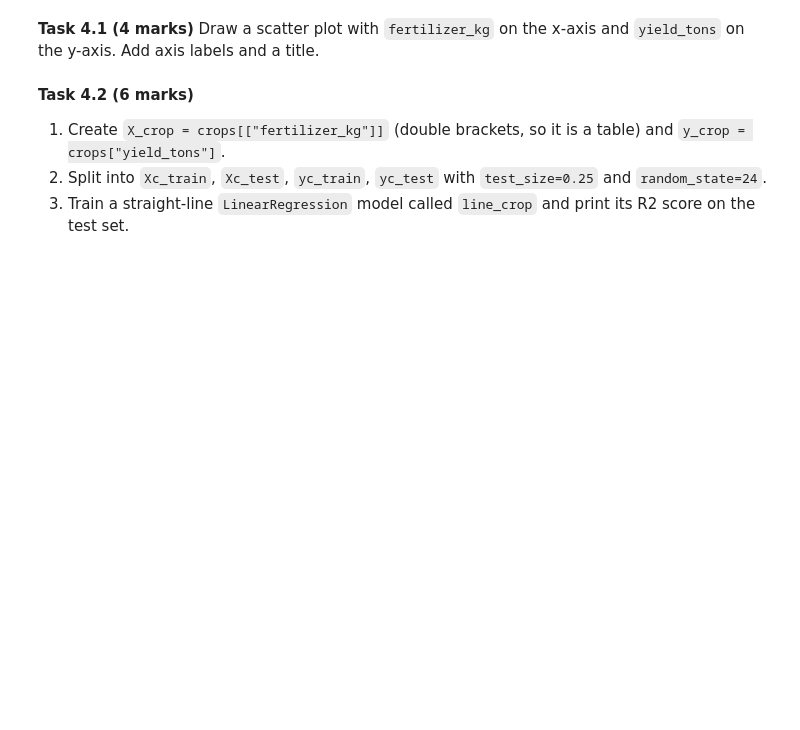
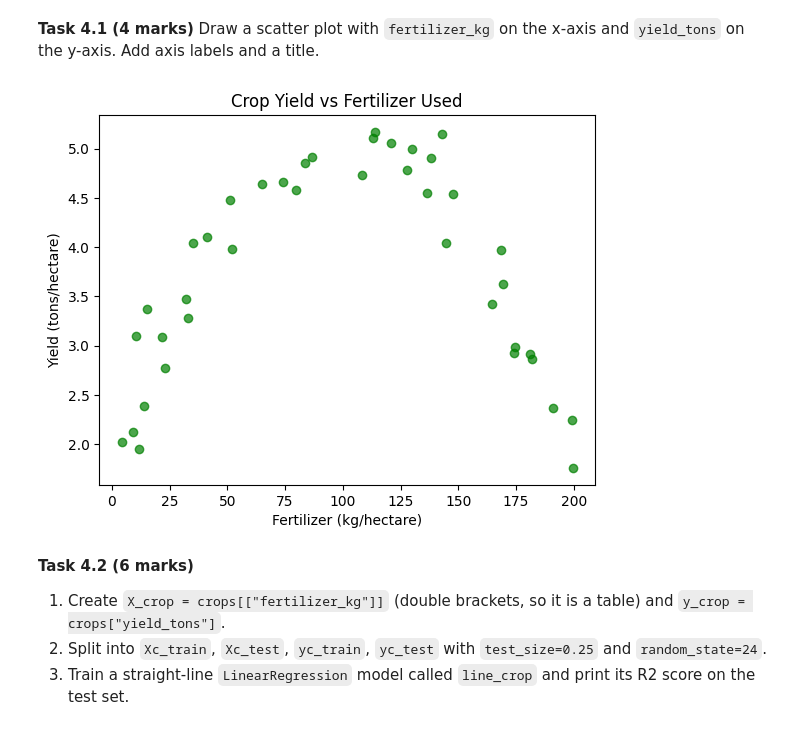
Before and after one commit to muslimaibragimova07/week_5lab, a Jupyter notebook: Lab_Regression_Feature_Scaling.ipynb, the cells around one changed output. Drawn from its saved outputs; the diff is of its cells as text; code cells hidden in the pictures; blank space fills up the shorter version.

```diff
--- a/Lab_Regression_Feature_Scaling.ipynb
+++ b/Lab_Regression_Feature_Scaling.ipynb
@@ -1085,3 +1087,12 @@ Use the `crops` dataset.
+# %%
+# Task 4.1 - write your code here
+plt.scatter(crops["fertilizer_kg"], crops["yield_tons"], color="green", alpha=0.7)
+plt.xlabel("Fertilizer (kg/hectare)")
+plt.ylabel("Yield (tons/hectare)")
+plt.title("Crop Yield vs Fertilizer Used")
+plt.show()
+# %% [output]
+[figure, added]
 # %% [markdown]
 **Task 4.2 (6 marks)**
 
```
Also changed, not shown: parts of 19 cells of this notebook.
